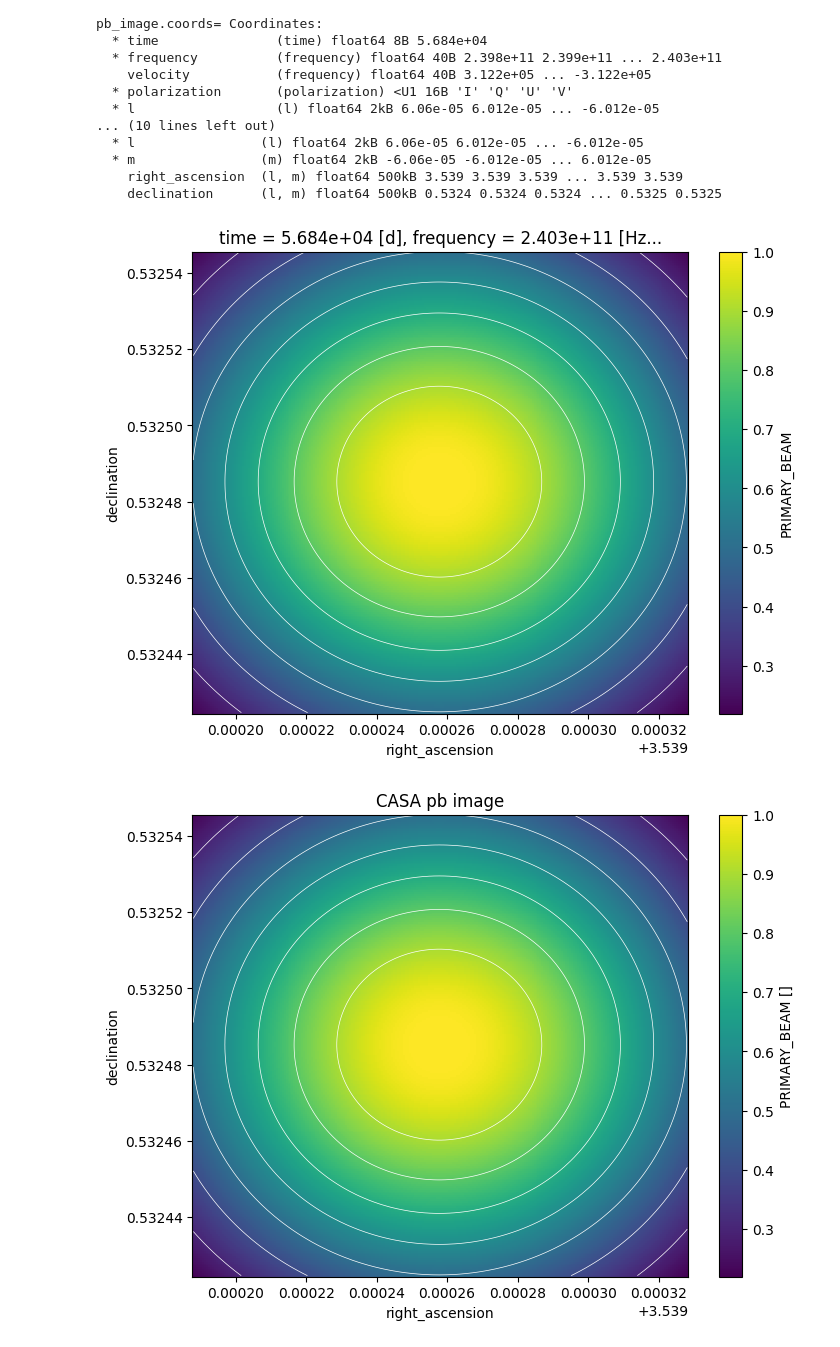
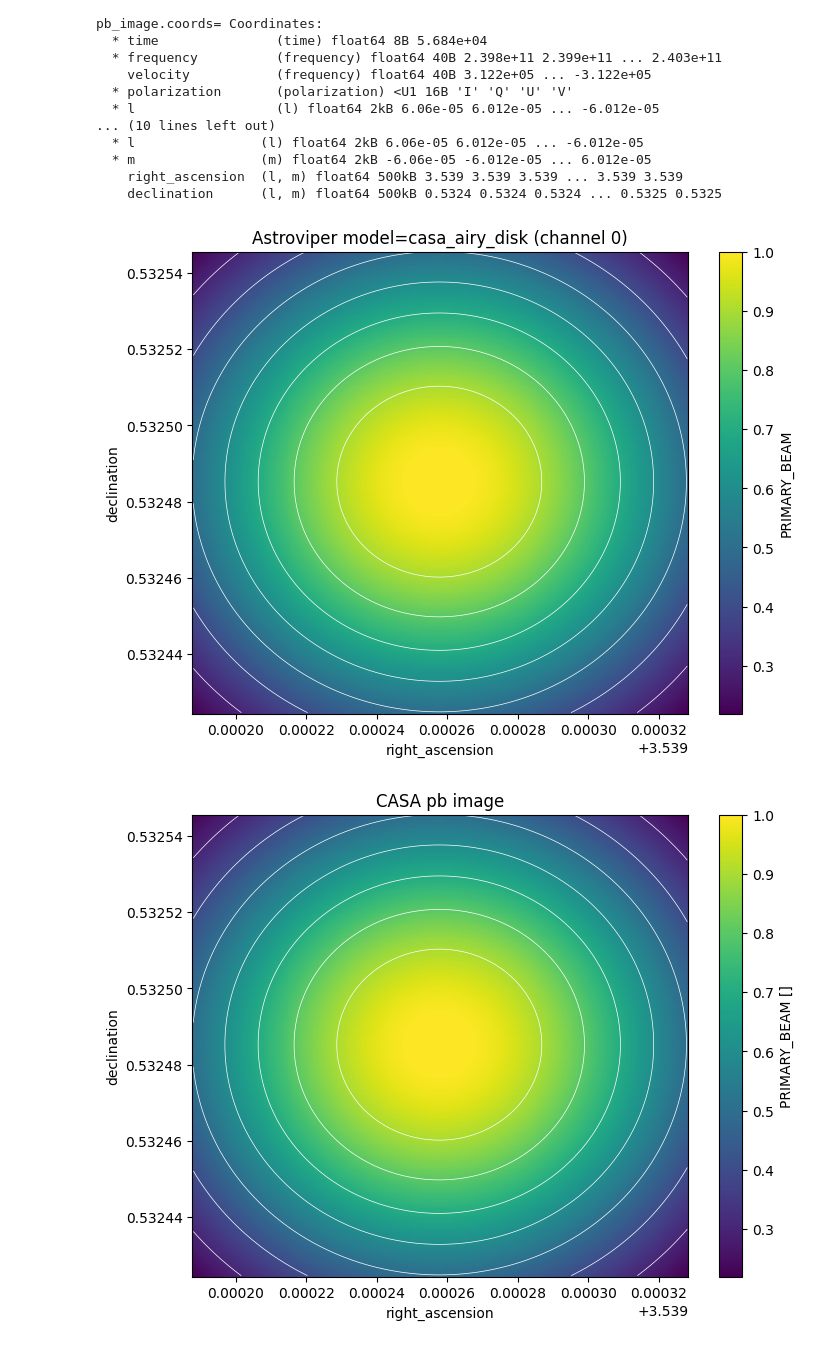
Before and after one commit to casangi/astroviper, a Jupyter notebook: docs/core_tutorials/imaging/cube_single_field_primary_beam.ipynb, the cells around one changed output. Cells and saved outputs as stored; diff of their text form; code cells hidden in the pictures.

```diff
--- a/docs/core_tutorials/imaging/cube_single_field_primary_beam.ipynb
+++ b/docs/core_tutorials/imaging/cube_single_field_primary_beam.ipynb
@@ -205,11 +183,12 @@ data_sel = {"time": [0], "polarization": [0], "frequency": [4]}
 # %%
 import matplotlib.pyplot as plt
 plt.figure(figsize=(8,6))
 im = pb_image["PRIMARY_BEAM"].isel(data_sel).squeeze().plot.pcolormesh(x='right_ascension', y='declination')
 ct = pb_image["PRIMARY_BEAM"].isel(data_sel).squeeze().plot.contour(levels=10, colors='white', linewidths=0.5, x='right_ascension', y='declination')
+plt.title('Astroviper model=casa_airy_disk (channel 0)')
 plt.show()
 # %% [output]
-[figure, old version]
+[figure, new version]
 # %%
 import matplotlib.pyplot as plt
 plt.figure(figsize=(8,6))
```
Also changed, not shown: parts of 12 cells of this notebook.
